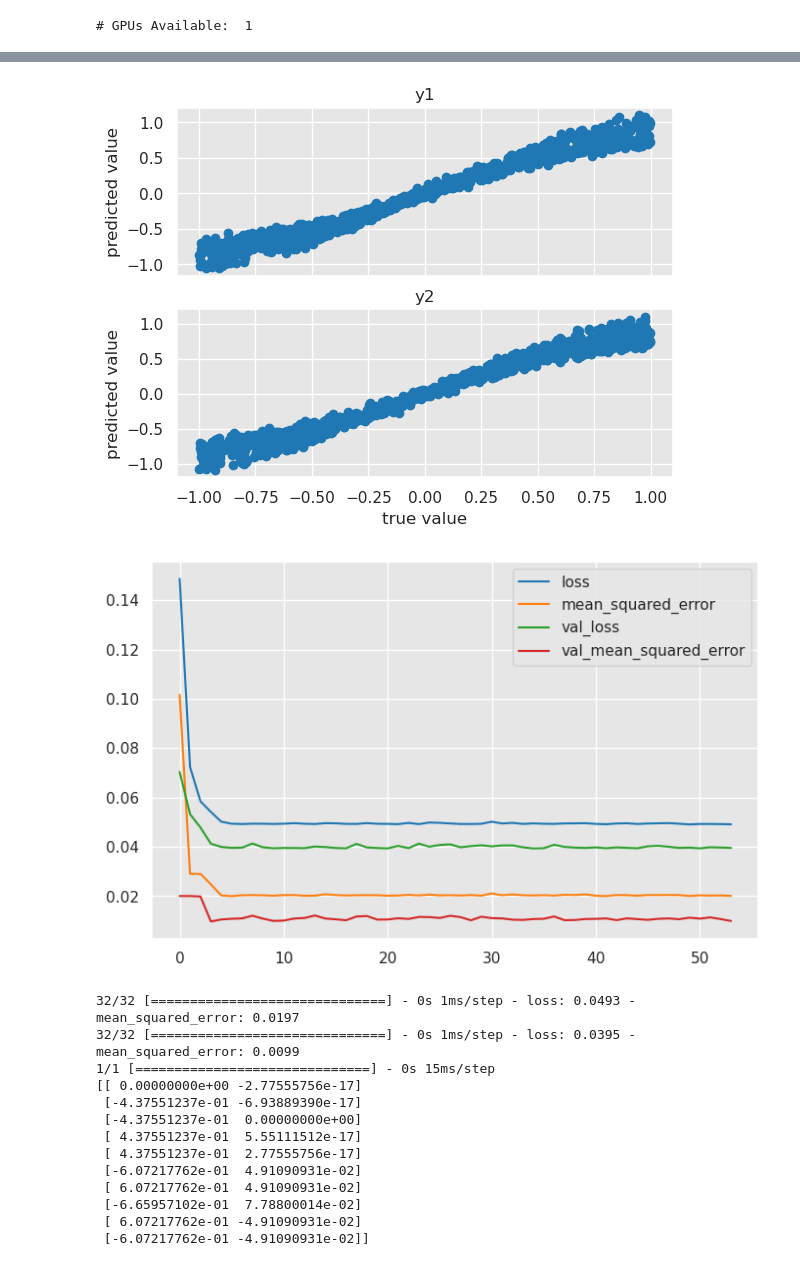
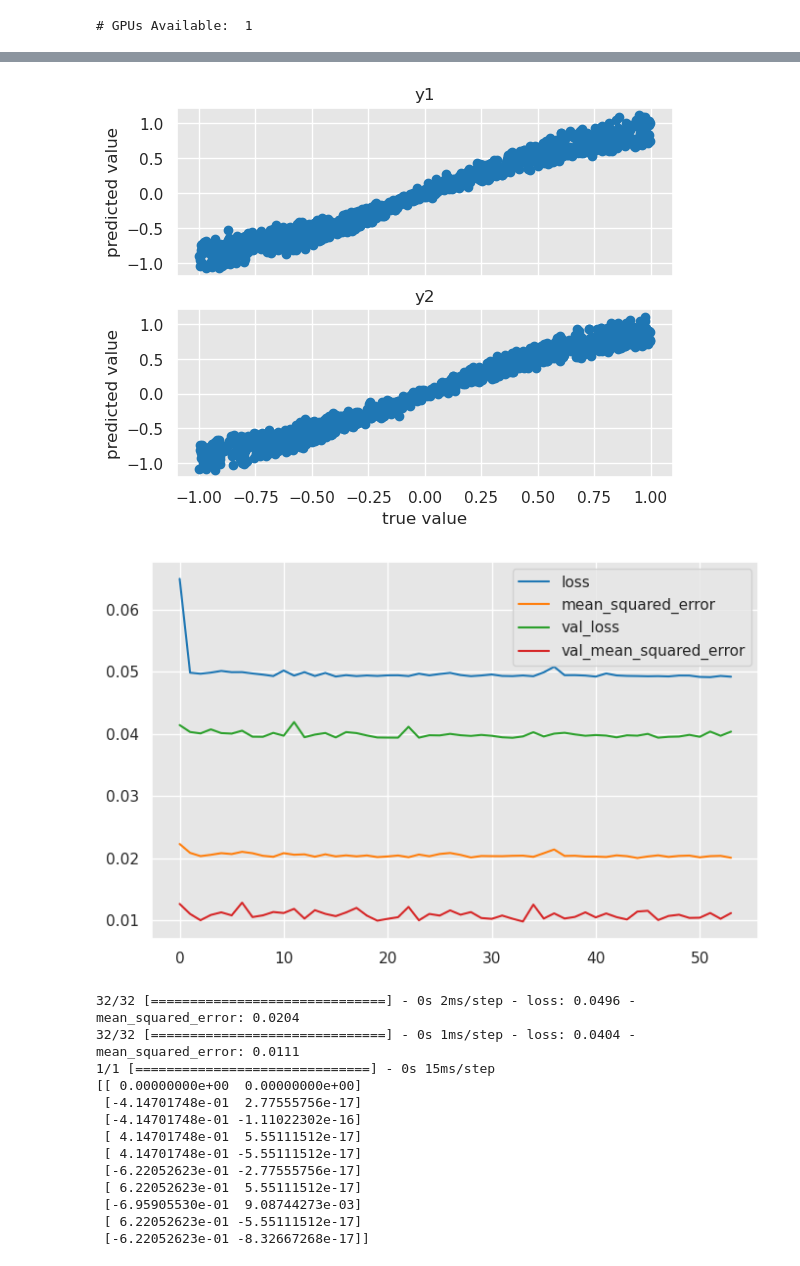
Before and after one commit to sreeragvn/FPDS-final-project-Leakage-Detection, a Jupyter notebook: leakage subclassing api.ipynb, the cells around one changed output, grey strips where cells are left out. Cells and saved outputs as stored; diff of their text form; code cells hidden in the pictures.

```diff
--- a/leakage subclassing api.ipynb
+++ b/leakage subclassing api.ipynb
@@ -155,8 +155,9 @@ scheduler = tf.keras.optimizers.schedules.PolynomialDecay(initial_learning_rate=
     decay_steps= decay_steps,
     end_learning_rate= end_learning_rate,
     power=1)
-kernel_regularizer=tf.keras.regularizers.L1(0.01)
-callbacks=[keras.callbacks.EarlyStopping(monitor='val_mean_squared_error',patience=50)]
+kernel_regularizer=tf.keras.regularizers.L1L2(0.01)
+callbacks=[keras.callbacks.EarlyStopping(monitor='val_mean_squared_error',patience=20)]
+initializer=tf.keras.initializers.HeUniform
 
 def learning_curves(history)   :
     sns.set_style('darkgrid', {'axes.facecolor': '.9'})
@@ -284,7 +285,7 @@ class Hidden_layer(layers.Layer):
         self.kernel_regularizer = kernel_regularizer
 
     def build(self, input_shape):
-        self.W = self.add_weight(shape=(input_shape[-1],self.units), initializer=tf.keras.initializers.HeUniform,
+        self.W = self.add_weight(shape=(input_shape[-1],self.units), initializer=initializer,
                                  trainable=True, regularizer=self.kernel_regularizer)
 
     def call(self, inputs):
@@ -298,7 +299,7 @@ class Output_layer(layers.Layer):
         self.kernel_regularizer = kernel_regularizer
 
     def build(self, input_shape):
-        self.W = self.add_weight(shape=(input_shape[-1],self.units), initializer=tf.keras.initializers.HeUniform,
+        self.W = self.add_weight(shape=(input_shape[-1],self.units), initializer=initializer,
                                  trainable=True, regularizer=self.kernel_regularizer)
 
     def call(self, inputs):
@@ -505,11 +506,11 @@ class Hidden_layer(layers.Layer):
         self.kernel_regularizer = kernel_regularizer
 
     def build(self, input_shape):
-        self.a = self.add_weight(shape=(1,), initializer=tf.keras.initializers.HeUniform,
+        self.a = self.add_weight(shape=(1,), initializer=initializer,
                                  trainable=True, regularizer=self.kernel_regularizer)
-        self.b = self.add_weight(shape=(1,), initializer=tf.keras.initializers.HeUniform,
+        self.b = self.add_weight(shape=(1,), initializer=initializer,
                                  trainable=True, regularizer=self.kernel_regularizer)
-        self.c = self.add_weight(shape=(1,), initializer=tf.keras.initializers.HeUniform,
+        self.c = self.add_weight(shape=(1,), initializer=initializer,
                                  trainable=True, regularizer=self.kernel_regularizer)
         self.a_matrix = tf.constant([[1,0,0,0], [0,1,0,0], [0,0,1,0],[0,0,0,1]], dtype=tf.float64)
         self.b_matrix = tf.constant([[0,1,0,1], [1,0,1,0], [0,1,0,1],[1,0,1,0]], dtype=tf.float64)
@@ -528,7 +529,7 @@ class Output_layer(layers.Layer):
         self.kernel_regularizer = kernel_regularizer
 
     def build(self, input_shape):
-        self.d = self.add_weight(shape=(1,), initializer=tf.keras.initializers.HeUniform,
+        self.d = self.add_weight(shape=(1,), initializer=initializer,
                                  trainable=True, regularizer=self.kernel_regularizer)
         self.d_matrix = tf.constant([[1,-1], [-1,-1], [-1,1],[1,1]], dtype=tf.float64)
         # self.d_matrix = tf.constant([[1,-1, -1,1], [-1,-1,1,1]], dtype=tf.float64)
@@ -606,18 +607,18 @@ rmse of y2:  0.09771176479098942
-[figure, old version]
+[figure, new version]
-[figure, old version]
+[figure, new version]
-32/32 [==============================] - 0s 1ms/step - loss: 0.0493 - mean_squared_error: 0.0197
-32/32 [==============================] - 0s 1ms/step - loss: 0.0395 - mean_squared_error: 0.0099
+32/32 [==============================] - 0s 2ms/step - loss: 0.0496 - mean_squared_error: 0.0204
+32/32 [==============================] - 0s 1ms/step - loss: 0.0404 - mean_squared_error: 0.0111
 1/1 [==============================] - 0s 15ms/step
-[[ 0.00000000e+00 -2.77555756e-17]
- [-4.37551237e-01 -6.93889390e-17]
- [-4.37551237e-01  0.00000000e+00]
- [ 4.37551237e-01  5.55111512e-17]
- [ 4.37551237e-01  2.77555756e-17]
- [-6.07217762e-01  4.91090931e-02]
- [ 6.07217762e-01  4.91090931e-02]
- [-6.65957102e-01  7.78800014e-02]
- [ 6.07217762e-01 -4.91090931e-02]
- [-6.07217762e-01 -4.91090931e-02]]
+[[ 0.00000000e+00  0.00000000e+00]
+ [-4.14701748e-01  2.77555756e-17]
+ [-4.14701748e-01 -1.11022302e-16]
+ [ 4.14701748e-01  5.55111512e-17]
+ [ 4.14701748e-01 -5.55111512e-17]
+ [-6.22052623e-01 -2.77555756e-17]
+ [ 6.22052623e-01  5.55111512e-17]
+ [-6.95905530e-01  9.08744273e-03]
+ [ 6.22052623e-01 -5.55111512e-17]
+ [-6.22052623e-01 -8.32667268e-17]]
 # %%
 # Equivariant NN - on Aug data
 
```
Also changed, not shown: parts of 5 cells of this notebook, 1 other file.
